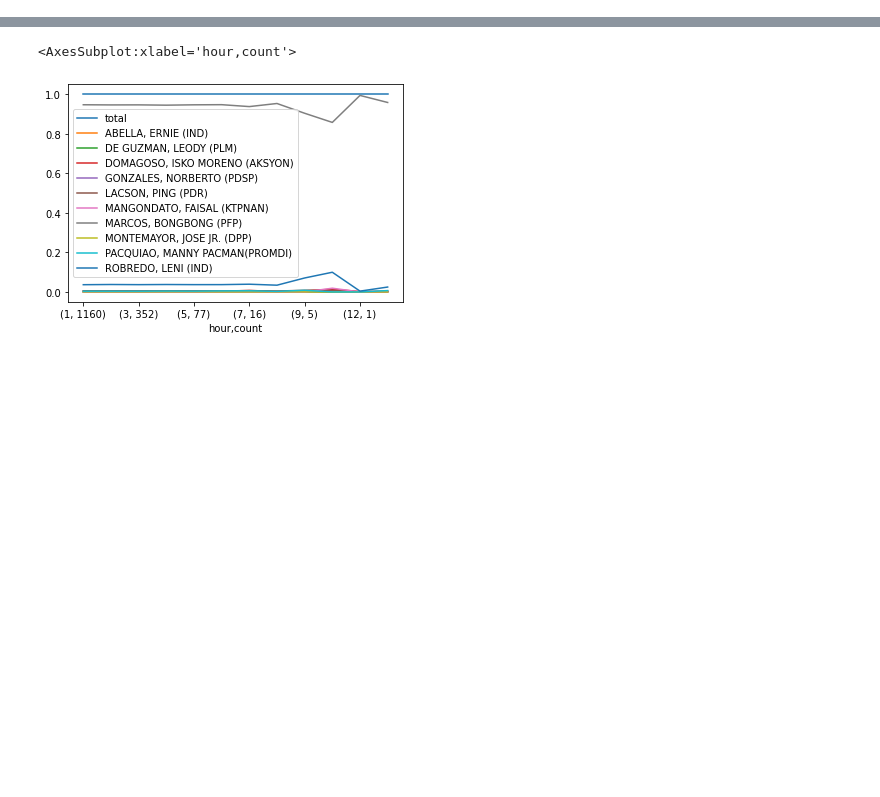
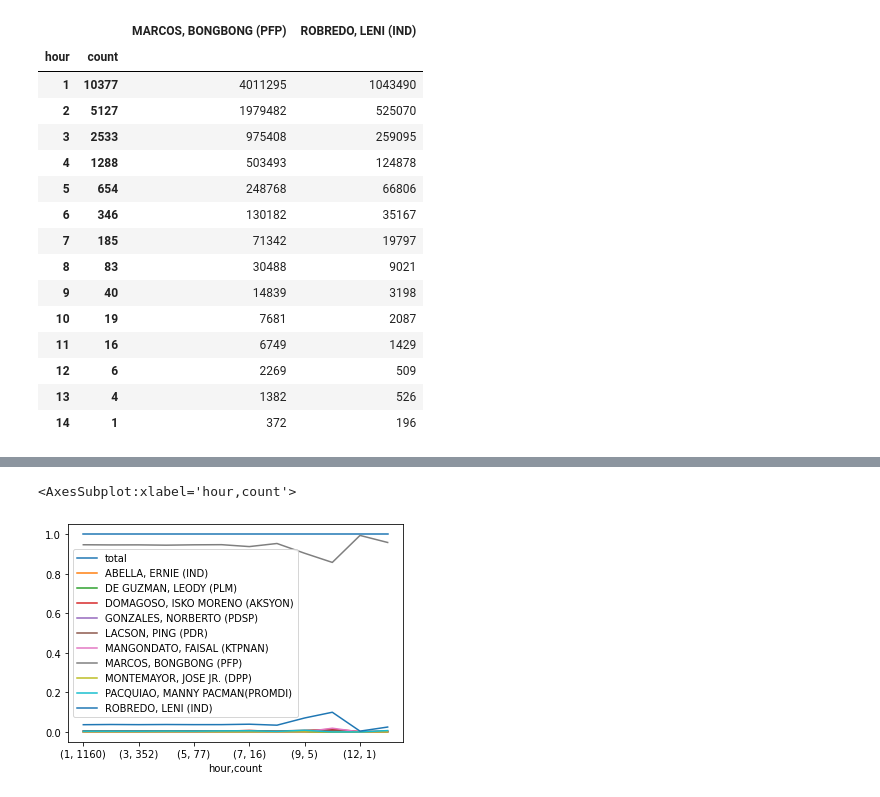
Before and after one commit to avsolatorio/philippine-elections-2022, a Jupyter notebook: ppc-transmission-simulation.ipynb, the cells around one changed output, grey strips where cells are left out. Cells and saved outputs as stored; diff of their text form; code cells hidden in the pictures; blank space fills up the shorter version.

```diff
--- a/ppc-transmission-simulation.ipynb
+++ b/ppc-transmission-simulation.ipynb
@@ -93,0 +113,20 @@ rv_data
+# %%
+sub_data = rv_data[["MARCOS, BONGBONG (PFP)", "ROBREDO, LENI (IND)"]].copy()
+sub_data
+# %% [output]
+|  |  | MARCOS, BONGBONG (PFP) | ROBREDO, LENI (IND) |
+| hour | count |  |  |
+| 1 | 10377 | 4011295 | 1043490 |
+| 2 | 5127 | 1979482 | 525070 |
+| 3 | 2533 | 975408 | 259095 |
+| 4 | 1288 | 503493 | 124878 |
+| 5 | 654 | 248768 | 66806 |
+| 6 | 346 | 130182 | 35167 |
+| 7 | 185 | 71342 | 19797 |
+| 8 | 83 | 30488 | 9021 |
+| 9 | 40 | 14839 | 3198 |
+| 10 | 19 | 7681 | 2087 |
+| 11 | 16 | 6749 | 1429 |
+| 12 | 6 | 2269 | 509 |
+| 13 | 4 | 1382 | 526 |
+| 14 | 1 | 372 | 196 |
```
Also changed, not shown: parts of 9 cells of this notebook.
